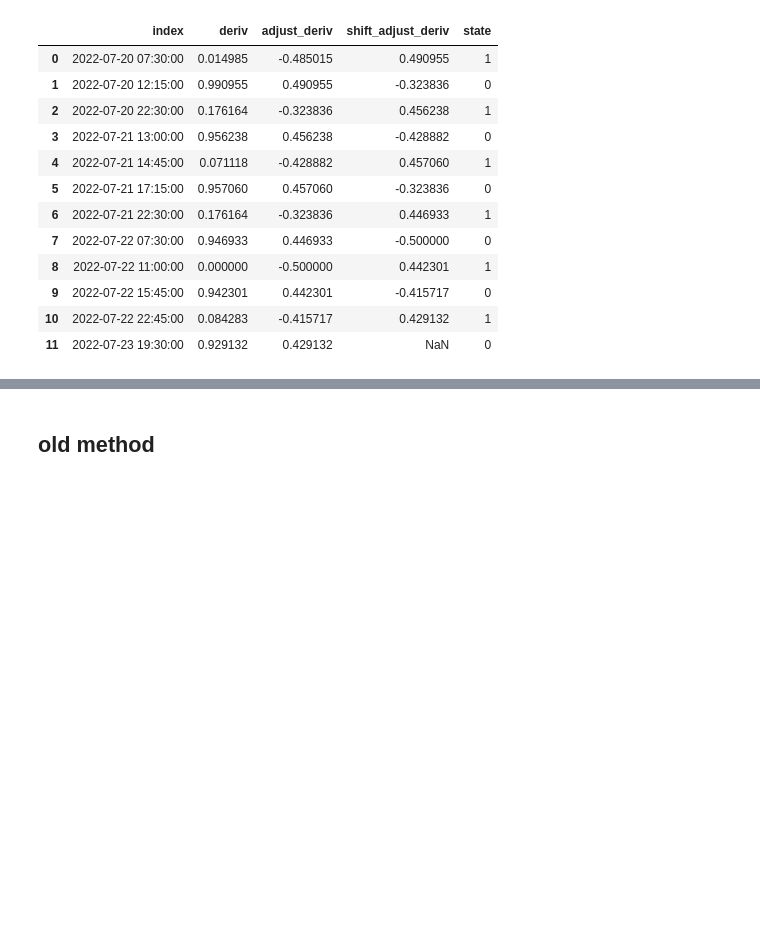
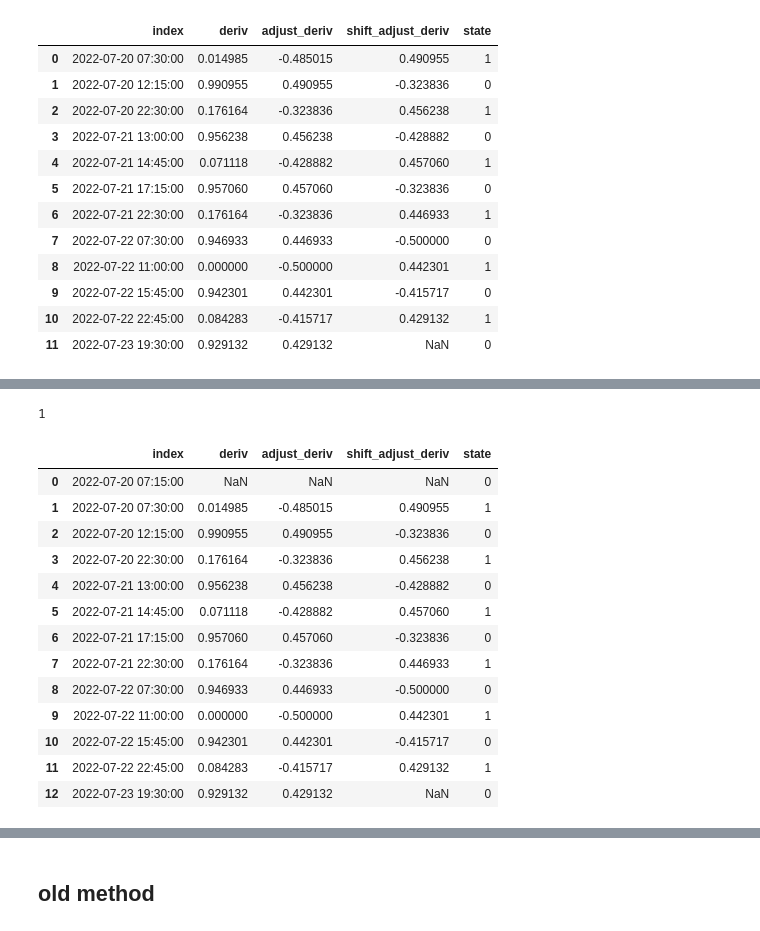
Before and after one commit to juliet29/windows, a Jupyter notebook: analysis/notebooks/230417_winstate2.ipynb, the cells around one changed output, grey strips where cells are left out. Drawn from its saved outputs; the diff is of its cells as text; code cells hidden in the pictures; blank space fills up the shorter version.

```diff
--- a/analysis/notebooks/230417_winstate2.ipynb
+++ b/analysis/notebooks/230417_winstate2.ipynb
@@ -121,3 +86,31 @@ hello! 11
+# %%
+ws_df["state"][0]
+# %% [output]
+1
+# %%
+# consider the initial value, since only changes are detected, the initial value is the opposite of what is the first item in the ws_df
+init_guess = ws_df["state"][0]
+starting_val = init_guess ^ 1
+
+ws_df.loc[-1] =  [ea.varied_room["DateTime"][0]]  +  [float("nan")]*3 + [starting_val]
+ws_df.index = ws_df.index + 1
+ws_df = ws_df.sort_index()
+ws_df
+# %% [output]
+|  | index | deriv | adjust_deriv | shift_adjust_deriv | state |
+| 0 | 2022-07-20 07:15:00 | NaN | NaN | NaN | 0 |
+| 1 | 2022-07-20 07:30:00 | 0.014985 | -0.485015 | 0.490955 | 1 |
+| 2 | 2022-07-20 12:15:00 | 0.990955 | 0.490955 | -0.323836 | 0 |
+| 3 | 2022-07-20 22:30:00 | 0.176164 | -0.323836 | 0.456238 | 1 |
+| 4 | 2022-07-21 13:00:00 | 0.956238 | 0.456238 | -0.428882 | 0 |
+| 5 | 2022-07-21 14:45:00 | 0.071118 | -0.428882 | 0.457060 | 1 |
+| 6 | 2022-07-21 17:15:00 | 0.957060 | 0.457060 | -0.323836 | 0 |
+| 7 | 2022-07-21 22:30:00 | 0.176164 | -0.323836 | 0.446933 | 1 |
+| 8 | 2022-07-22 07:30:00 | 0.946933 | 0.446933 | -0.500000 | 0 |
+| 9 | 2022-07-22 11:00:00 | 0.000000 | -0.500000 | 0.442301 | 1 |
+| 10 | 2022-07-22 15:45:00 | 0.942301 | 0.442301 | -0.415717 | 0 |
+| 11 | 2022-07-22 22:45:00 | 0.084283 | -0.415717 | 0.429132 | 1 |
+| 12 | 2022-07-23 19:30:00 | 0.929132 | 0.429132 | NaN | 0 |
 # %%
 ws_df2 = ws_df.copy()
 ws_df2.set_index(ws_df2["index"].values, drop=False, inplace=True)
```
Also changed, not shown: parts of 11 cells of this notebook, 21 other files.
